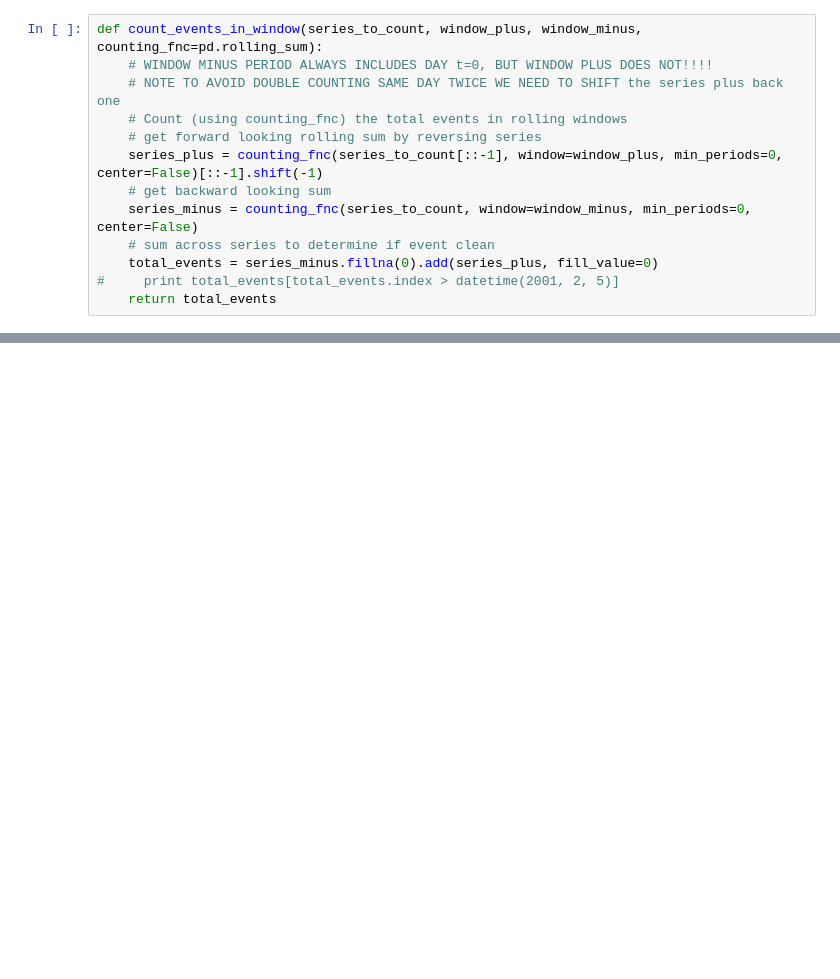
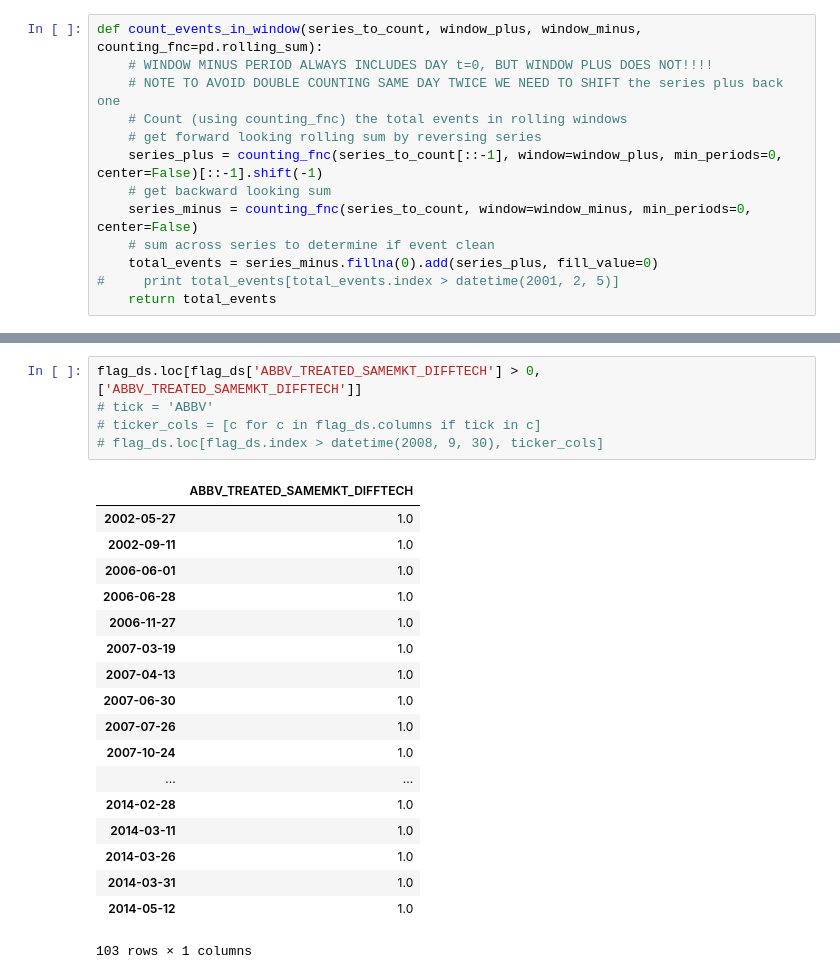
Before and after one commit to Lrraymond13/mkt_reaction_drug_failure, a Jupyter notebook: Summary Stats.ipynb, the cells around one changed output, grey strips where cells are left out. Cells and saved outputs as stored; diff of their text form; blank space fills up the shorter version.

```diff
--- a/Summary Stats.ipynb
+++ b/Summary Stats.ipynb
@@ -331,0 +544,24 @@ dtype: float64
+# %%
+flag_ds.loc[flag_ds['ABBV_TREATED_SAMEMKT_DIFFTECH'] > 0, ['ABBV_TREATED_SAMEMKT_DIFFTECH']]
+# tick = 'ABBV'
+# ticker_cols = [c for c in flag_ds.columns if tick in c]
+# flag_ds.loc[flag_ds.index > datetime(2008, 9, 30), ticker_cols]
+# %% [output]
+|  | ABBV_TREATED_SAMEMKT_DIFFTECH |
+| 2002-05-27 | 1.0 |
+| 2002-09-11 | 1.0 |
+| 2006-06-01 | 1.0 |
+| 2006-06-28 | 1.0 |
+| 2006-11-27 | 1.0 |
+| 2007-03-19 | 1.0 |
+| 2007-04-13 | 1.0 |
+| 2007-06-30 | 1.0 |
+| 2007-07-26 | 1.0 |
+| 2007-10-24 | 1.0 |
+| ... | ... |
+| 2014-02-28 | 1.0 |
+| 2014-03-11 | 1.0 |
+| 2014-03-26 | 1.0 |
+| 2014-03-31 | 1.0 |
+| 2014-05-12 | 1.0 |
+103 rows × 1 columns
```
Also changed, not shown: parts of 31 cells of this notebook, 2 other files.
